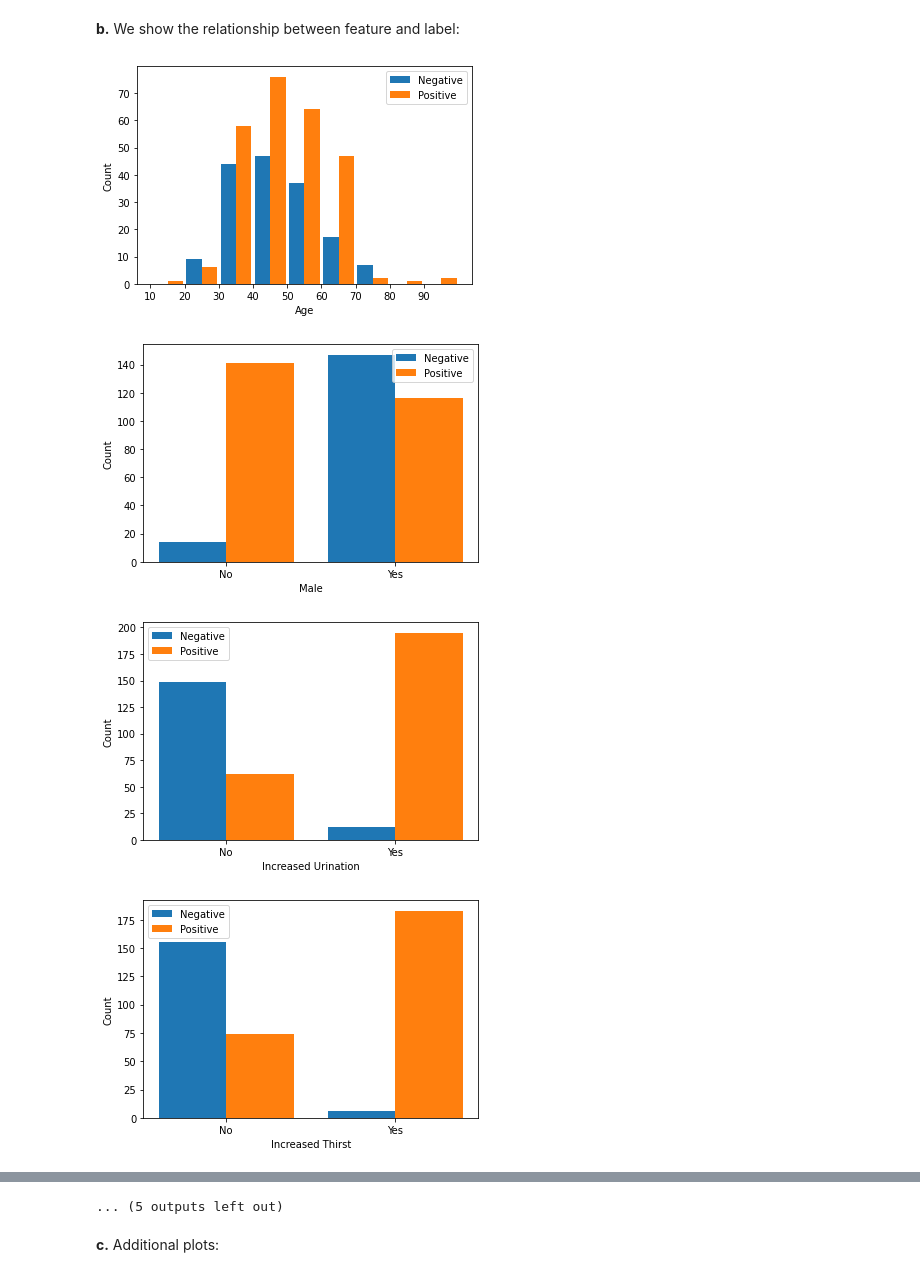
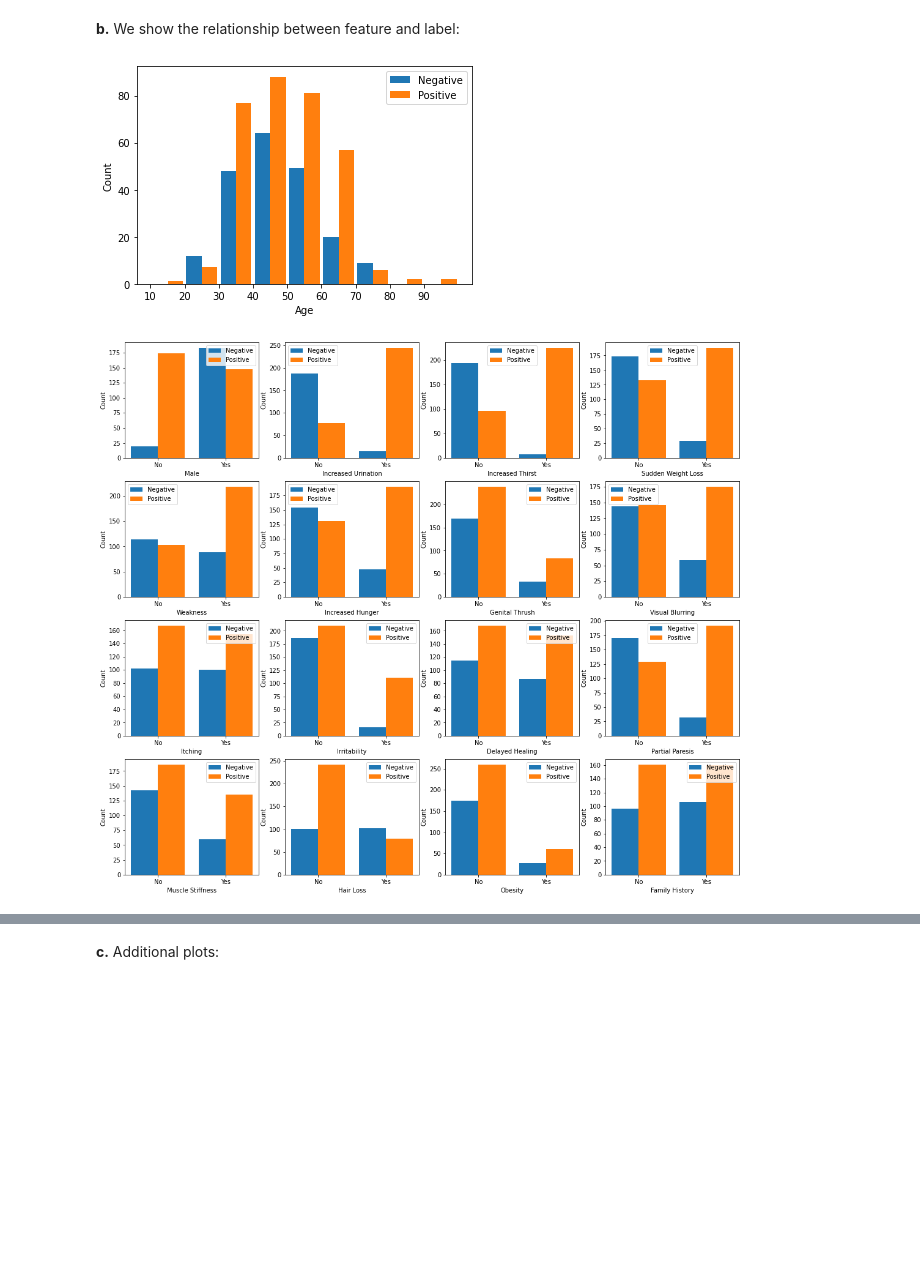
Before and after one commit to mlh-master/hw2_mlh-amit-yoel, a Jupyter notebook: HW2.ipynb, the cells around one changed output, grey strips where cells are left out. Saved outputs shown, nothing was run; the diff lists cells and outputs as text; code cells hidden in the pictures; blank space fills up the shorter version.

```diff
--- a/HW2.ipynb
+++ b/HW2.ipynb
@@ -155,37 +168,38 @@ This isue could be solved by stratification.
 # %%
 w = 0.4
 w2 = 4.5
 
 age_label0= np.zeros(9)
 age_label1= np.zeros(9)
 
+# Plot how many positives/negatives are in each 10 year range
 for j in range(9):
-    age_label0[j] = sum(x_train['Age'][i]>=10*(j+1) and x_train['Age'][i]<(10+10*(j+1)) and y_train.loc[i]==0 for i in x_train.index).item()
-    age_label1[j] = sum(x_train['Age'][i]>=10*(j+1) and x_train['Age'][i]<(10+10*(j+1)) and y_train.loc[i]==1 for i in x_train.index).item()
+    age_label0[j] = sum(features['Age'][i]>=10*(j+1) and features['Age'][i]<(10+10*(j+1)) and label.loc[i]==0 for i in features.index).item()
+    age_label1[j] = sum(features['Age'][i]>=10*(j+1) and features['Age'][i]<(10+10*(j+1)) and label.loc[i]==1 for i in features.index).item()
 
 plt.bar([15,25,35,45,55,65,75,85,95], age_label0, w2, label='Negative')
 plt.bar([15,25,35,45,55,65,75,85,95] + np.repeat(w2,9), age_label1, w2, label='Positive')
 plt.xlabel('Age')
 plt.ylabel('Count')
 plt.xticks([10,20,30,40,50,60,70,80,90]+ np.repeat(w2/2,9),[10,20,30,40,50,60,70,80,90])
 plt.legend()
 plt.show()
 
-for feat in x_train.drop(columns='Age').columns:
-    feat0_label0 = sum([x_train[feat][i]==0 and y_train.loc[i]==0 for i in x_train.index]).item()
-    feat0_label1 = sum([x_train[feat][i]==0 and y_train.loc[i]==1 for i in x_train.index]).item()
-    feat1_label0 = sum([x_train[feat][i]==1 and y_train.loc[i]==0 for i in x_train.index]).item()
-    feat1_label1 = sum([x_train[feat][i]==1 and y_train.loc[i]==1 for i in x_train.index]).item()
+fig = plt.figure(figsize = [18,16])
+for feat in features.drop(columns='Age').columns:
+    feat0_label0 = sum([features[feat][i]==0 and label.loc[i]==0 for i in features.index]).item()
+    feat0_label1 = sum([features[feat][i]==0 and label.loc[i]==1 for i in features.index]).item()
+    feat1_label0 = sum([features[feat][i]==1 and label.loc[i]==0 for i in features.index]).item()
+    feat1_label1 = sum([features[feat][i]==1 and label.loc[i]==1 for i in features.index]).item()
 
-    plt.bar([0, 1], [feat0_label0, feat1_label0], w, label='Negative')
-    plt.bar([w, 1+w], [feat0_label1, feat1_label1], w, label='Positive')
-    plt.xlabel(feat)
-    plt.ylabel('Count')
-    plt.xticks([w/2,1+w/2],['No','Yes'])
-    plt.legend()
-    plt.show()
+    ax = fig.add_subplot(4,4,features.columns.get_loc(feat))
+    ax.bar([0, 1], [feat0_label0, feat1_label0], w, label='Negative')
+    ax.bar([w, 1+w], [feat0_label1, feat1_label1], w, label='Positive')
+    ax.set_xlabel(feat)
+    ax.set_ylabel('Count')
+    ax.set_xticks([w/2,1+w/2])
+    ax.set_xticklabels(['No','Yes'])
+    ax.legend()
 # %% [output]
-[figure, old version]
+[figure, new version]
-[figure, old version]
+[figure, new version]
-[figure, removed]
-[figure, removed]
@@ -200,4 +206,3 @@ for feat in x_train.drop(columns='Age').columns:
-... (5 outputs left out)
 # %% [markdown]
 **c.** Additional plots:
 # %%
```
Also changed, not shown: parts of 27 cells of this notebook.
